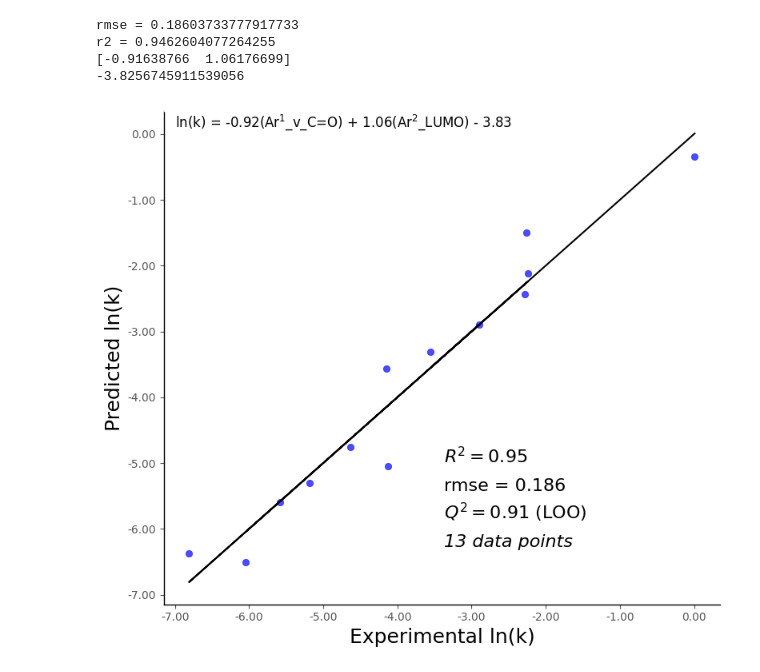
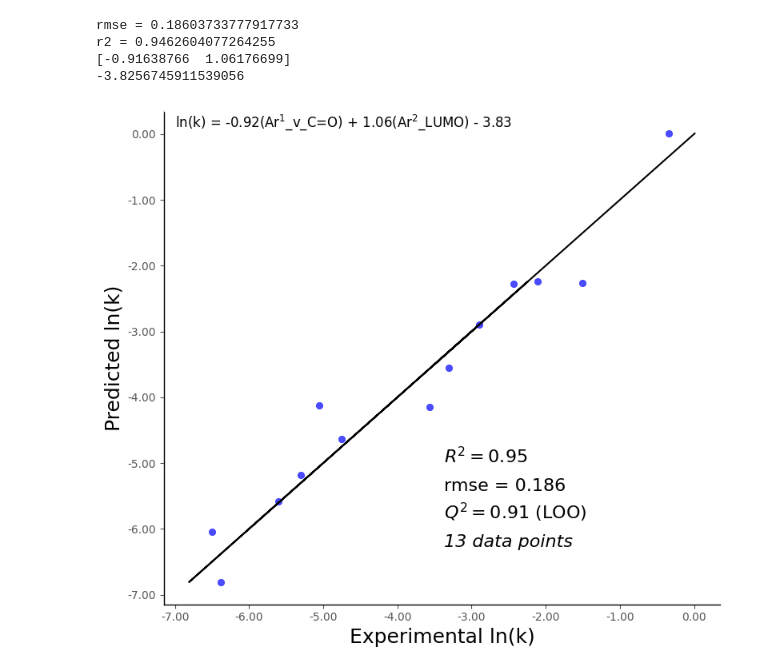
Before and after one commit to dennishcy/indigo_photoswitch, a Jupyter notebook: NN_diaryl_indigo.ipynb, the cells around one changed output. Cells and saved outputs as stored; diff of their text form; code cells hidden in the pictures.

```diff
--- a/NN_diaryl_indigo.ipynb
+++ b/NN_diaryl_indigo.ipynb
@@ -171,29 +171,29 @@ r2 = 0.9462604077264255
 # %%
 from matplotlib.ticker import FormatStrFormatter
 
 plt.style.use('default')
 plt.style.use('ggplot')
 
 fig, ax = plt.subplots(figsize=(8, 7))
 
 ax.set_facecolor('w')
 
 ax.plot(y_pred1, y_pred1, color='k')
-ax.scatter(y_pred1, y1, edgecolor='b', facecolor='b', alpha=0.7)
+ax.scatter(y1, y_pred1, edgecolor='b', facecolor='b', alpha=0.7)
 ax.set_ylabel('Predicted ln(k)', fontsize=18, color='k')
 ax.set_xlabel('Experimental ln(k)', fontsize=18, color='k')
 ax.spines['bottom'].set_color('k')
 ax.spines['left'].set_color('k')
 ax.yaxis.set_major_formatter(FormatStrFormatter('%.2f'))
 ax.xaxis.set_major_formatter(FormatStrFormatter('%.2f'))
 
 fig.text(0.13, 0.95, 'ln(k) = -0.92(Ar$^1$_v_C=O) + 1.06(Ar$^2$_LUMO) - 3.83', fontsize = 12)
 fig.text(0.55, 0.35, '$R^2= 0.95$', fontsize = 16)
 fig.text(0.55, 0.30, 'rmse = 0.186', fontsize = 16)
 fig.text(0.55, 0.25, '$Q^2= 0.91$ (LOO)', fontsize = 16)
 fig.text(0.55, 0.20, '13 data points', fontsize = 16, style = 'italic')
 fig.tight_layout()
 
 plt.savefig('NN_diaryl_indigo.png', bbox_inches='tight')
 # %% [output]
-[figure, old version]
+[figure, new version]
```
